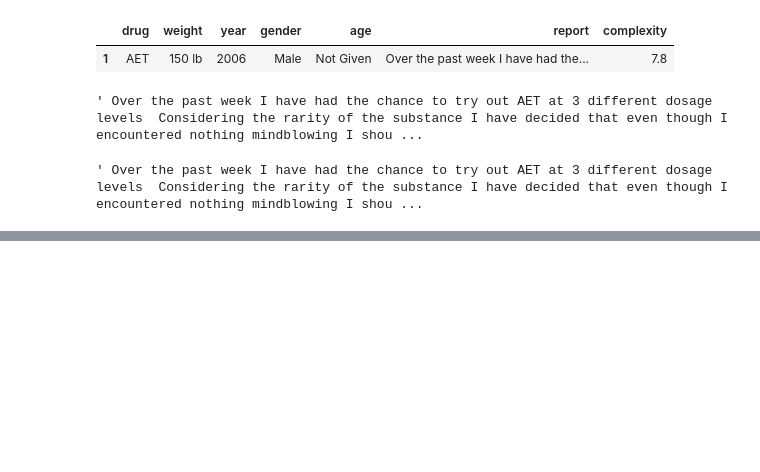
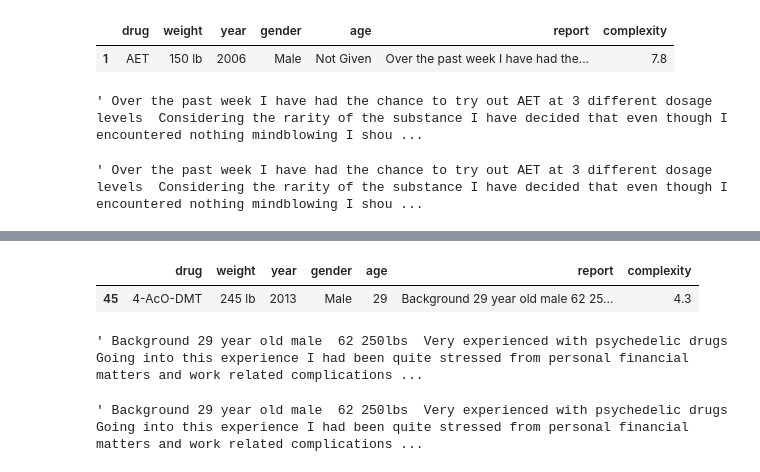
Before and after one commit to fractaldatalearning/psychedelic_efficacy, a Jupyter notebook: notebooks/9-kl-reports-clean-engineer.ipynb, the cells around one changed output, grey strips where cells are left out. Saved outputs shown, nothing was run; the diff lists cells and outputs as text; code cells hidden in the pictures; blank space fills up the shorter version.

Commit message:
# almost done with basic parsing of erowid texts

```diff
--- a/notebooks/9-kl-reports-clean-engineer.ipynb
+++ b/notebooks/9-kl-reports-clean-engineer.ipynb
@@ -381,0 +388,19 @@ df.report[1]
+# %%
+# Delete hashtag symbols if there are any.
+df[df['report'].str.find("#")!=-1].head(1)
+# %% [output]
+|  | drug | weight | year | gender | age | report | complexity |
+| 45 | 4-AcO-DMT | 245 lb | 2013 | Male | 29 | Background 29 year old male 62 25... | 4.3 |
+# %%
+df.report[45]
+# %% [output]
+' Background 29 year old male  62 250lbs  Very experienced with psychedelic drugs    Going into this experience I had been quite stressed from personal financial matters and work related complications ...
+# %%
+# That showed up toward the bottom beer #2...beer #3
+for row in tqdm(range(len(df))):
+    text = df.loc[row,'report']
+    df.loc[row,'report'] = text.replace('#', ' ')
+
+df.report[45]
+# %% [output]
+' Background 29 year old male  62 250lbs  Very experienced with psychedelic drugs    Going into this experience I had been quite stressed from personal financial matters and work related complications ...
```
Also changed, not shown: parts of 7 cells of this notebook, 1 other file.
